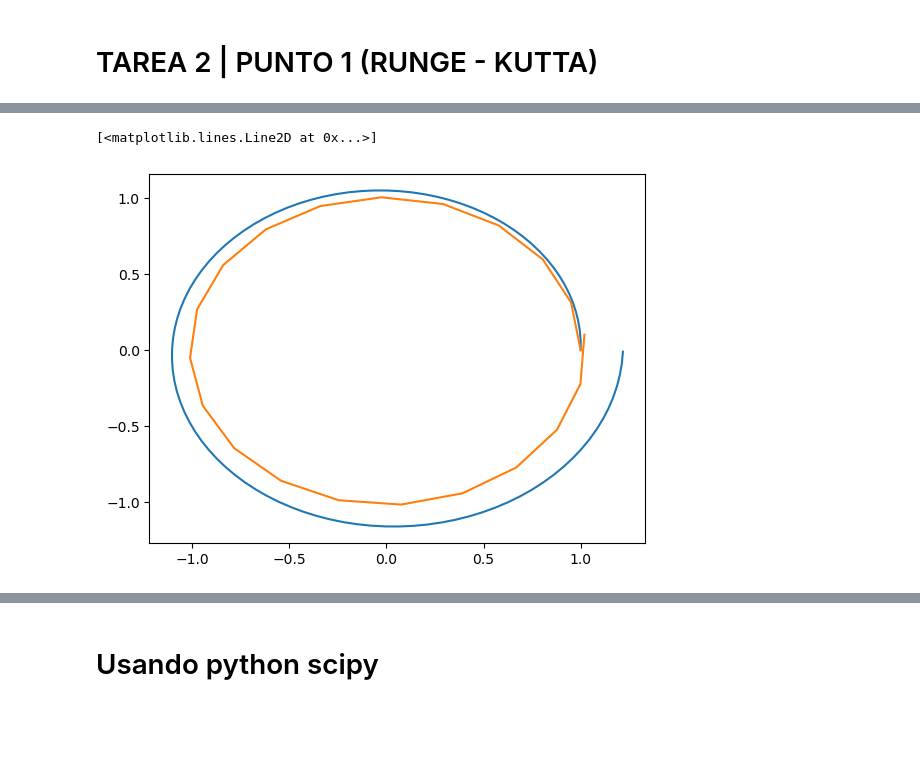
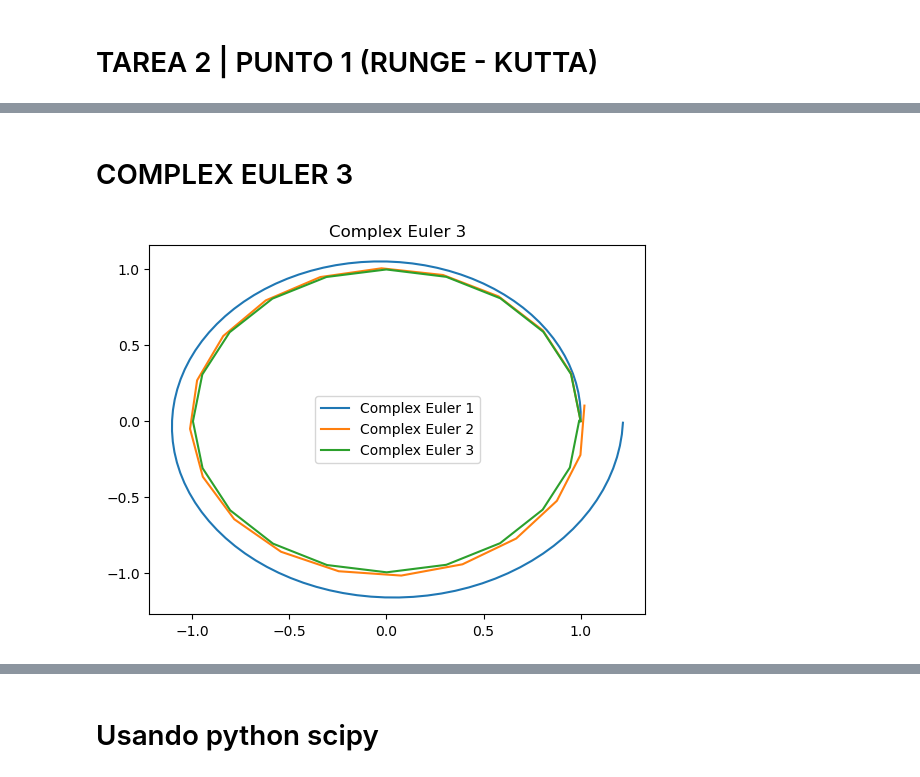
Before and after one commit to leylaaaa1/MetodosII_SantiagoGarcia_CatalinaGuatibonza, a Jupyter notebook: Tarea2_SantiagoGarcia_CatalinaGuatibonza/T2P1RungeKutta_SantiagoGarcia_CatalinaGuatibonza.ipynb, the cells around one changed output, grey strips where cells are left out. Drawn from its saved outputs; the diff is of its cells as text; code cells hidden in the pictures; blank space fills up the shorter version.

```diff
--- a/Tarea2_SantiagoGarcia_CatalinaGuatibonza/T2P1RungeKutta_SantiagoGarcia_CatalinaGuatibonza.ipynb
+++ b/Tarea2_SantiagoGarcia_CatalinaGuatibonza/T2P1RungeKutta_SantiagoGarcia_CatalinaGuatibonza.ipynb
@@ -133,13 +204,50 @@ for i in range(N):
-# %%
-Re = np.real(Solucion1[:,1])
-Im = np.imag(Solucion1[:,1])
-
-Re2 = np.real(Solucion2[:,1])
-Im2 = np.imag(Solucion2[:,1])
-
-
-plt.plot(Re,Im)
-plt.plot(Re2,Im2)
-# %% [output]
-[<matplotlib.lines.Line2D at 0x...>]
-[figure, removed]
+# %% [markdown]
+# COMPLEX EULER 3
+# %%
+def fc(z):
+    return 1j*z  # Función que define la derivada, usando números complejos
+
+def ComplexEuler3():
+    global theta
+    global h_
+    global f
+
+    theta += h_  # Actualiza el ángulo
+
+    # Calcula los incrementos k1, k2, y k3
+    k1 = fc(f)
+    k2 = fc(f + h_*k1/2)
+    k3 = fc(f - h_*k1 + 2*h_*k2)
+
+    # Actualiza f utilizando una combinación ponderada de k1, k2, y k3
+    f += (h_/6)*(k1 + 4*k2 + k3)
+
+theta = 0.  # Inicialización del ángulo
+
+N = 20  # Número de pasos
+Vueltas = 1  # Número de vueltas completas
+
+h_ = Vueltas * 2*np.pi/N  # Tamaño del paso
+
+f = 1  # Valor inicial
+
+Solucion3 = np.array([theta, f])  # Almacena la solución inicial
+
+# Realiza los pasos de integración utilizando RK3
+for i in range(N):
+    ComplexEuler3()
+    Solucion3 = np.vstack([Solucion3, np.array([theta, f])])  # Añade la nueva solución al arreglo
+
+# Extrae las partes reales e imaginarias para la gráfica
+Re3 = np.real(Solucion3[:, 1])
+Im3 = np.imag(Solucion3[:, 1])
+
+# Grafica las soluciones
+plt.plot(Re,Im, label="Complex Euler 1")
+plt.plot(Re2,Im2, label="Complex Euler 2")
+plt.plot(Re3, Im3, label="Complex Euler 3")
+plt.title("Complex Euler 3")
+plt.legend()
+plt.show()
+# %% [output]
+[figure, added]
```
Also changed, not shown: parts of 33 cells of this notebook.
